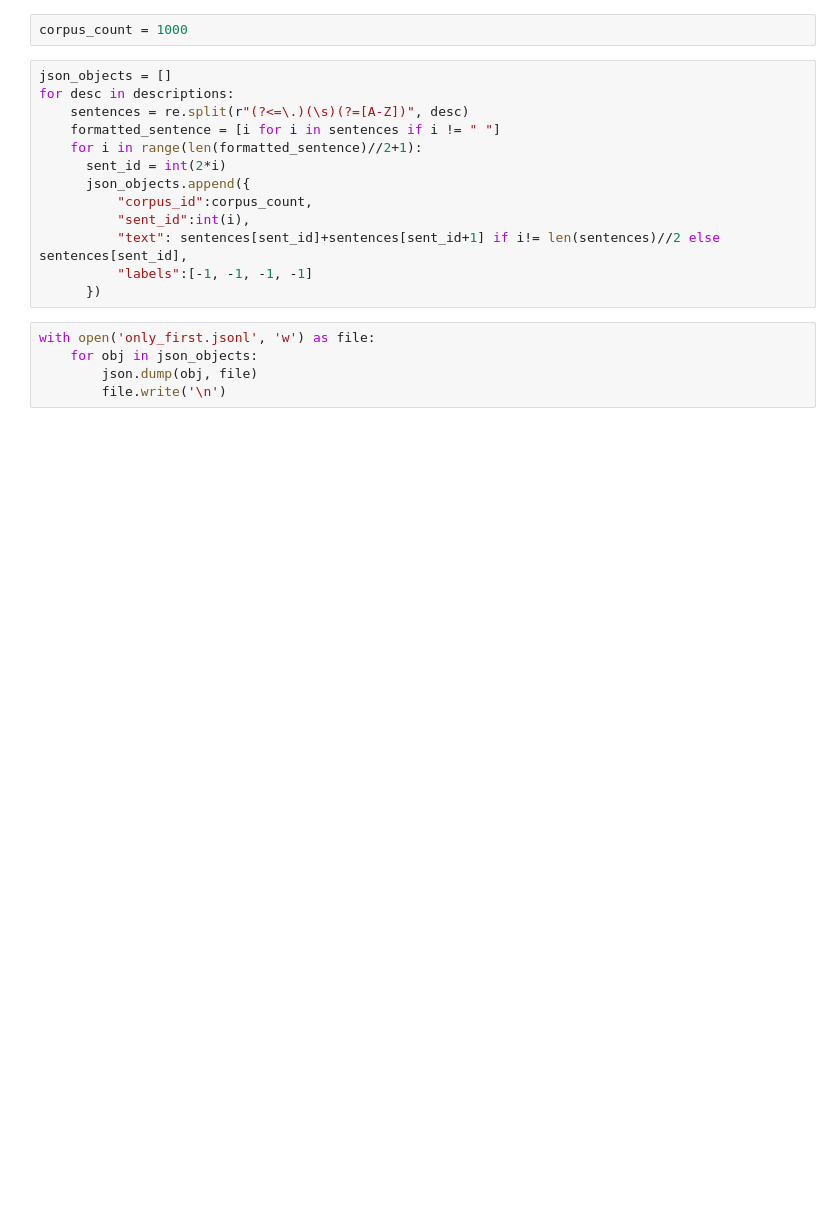
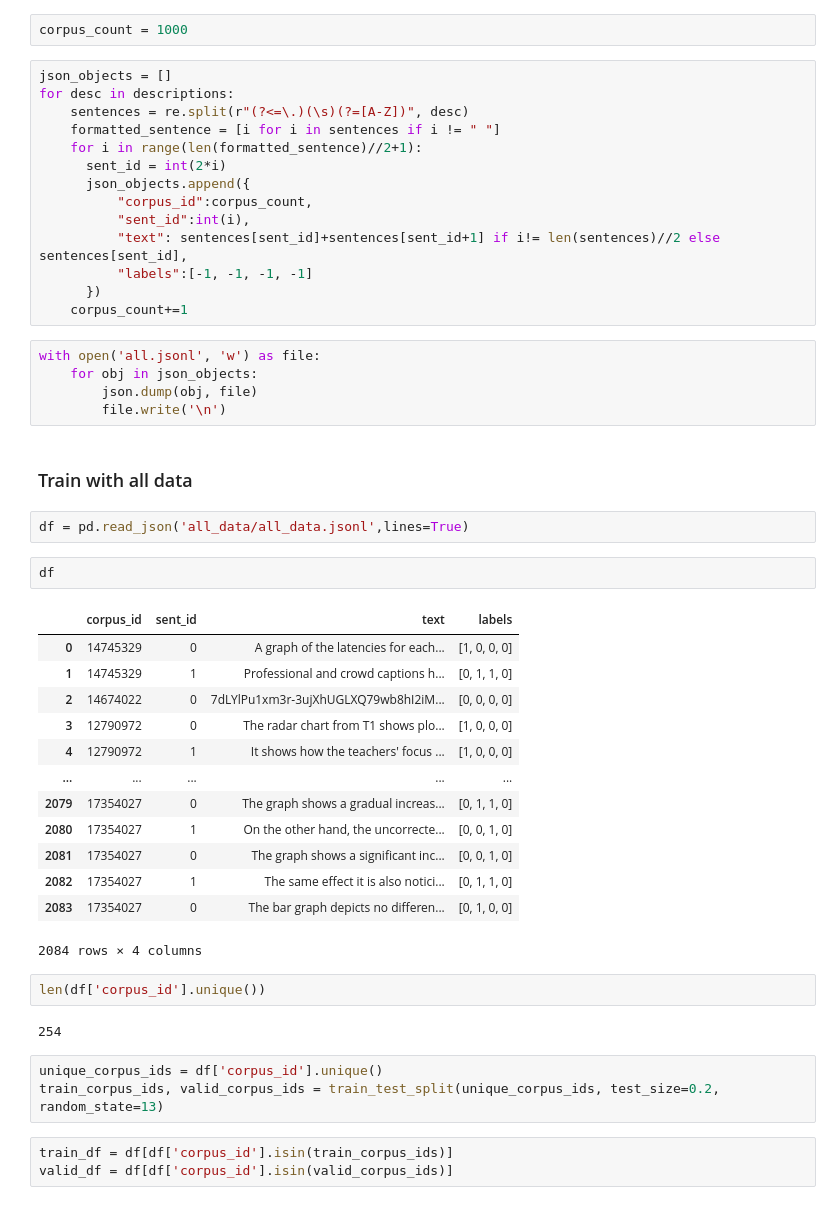
Before and after one commit to akd13/hci-alt-texts, a Jupyter notebook: models/semantic_level_classifier/process-description.ipynb, the cells around one changed output. Saved outputs shown, nothing was run; the diff lists cells and outputs as text; blank space fills up the shorter version.

Commit message:
make changes to dataloader and predict on ALL the data

```diff
--- a/models/semantic_level_classifier/process-description.ipynb
+++ b/models/semantic_level_classifier/process-description.ipynb
@@ -56,8 +77,39 @@ for desc in descriptions:
           "text": sentences[sent_id]+sentences[sent_id+1] if i!= len(sentences)//2 else sentences[sent_id],
           "labels":[-1, -1, -1, -1]
       })
+    corpus_count+=1
 # %%
-with open('only_first.jsonl', 'w') as file:
+with open('all.jsonl', 'w') as file:
     for obj in json_objects:
         json.dump(obj, file)
         file.write('\n')
+# %% [markdown]
+### Train with all data
+# %%
+df = pd.read_json('all_data/all_data.jsonl',lines=True)
+# %%
+df
+# %% [output]
+|  | corpus_id | sent_id | text | labels |
+| 0 | 14745329 | 0 | A graph of the latencies for each... | [1, 0, 0, 0] |
+| 1 | 14745329 | 1 | Professional and crowd captions h... | [0, 1, 1, 0] |
+| 2 | 14674022 | 0 | 7dLYlPu1xm3r-3ujXhUGLXQ79wb8hI2iM... | [0, 0, 0, 0] |
+| 3 | 12790972 | 0 | The radar chart from T1 shows plo... | [1, 0, 0, 0] |
+| 4 | 12790972 | 1 | It shows how the teachers' focus ... | [1, 0, 0, 0] |
+| ... | ... | ... | ... | ... |
+| 2079 | 17354027 | 0 | The graph shows a gradual increas... | [0, 1, 1, 0] |
+| 2080 | 17354027 | 1 | On the other hand, the uncorrecte... | [0, 0, 1, 0] |
+| 2081 | 17354027 | 0 | The graph shows a significant inc... | [0, 0, 1, 0] |
+| 2082 | 17354027 | 1 | The same effect it is also notici... | [0, 1, 1, 0] |
+| 2083 | 17354027 | 0 | The bar graph depicts no differen... | [0, 1, 0, 0] |
+2084 rows × 4 columns
+# %%
+len(df['corpus_id'].unique())
+# %% [output]
+254
+# %%
+unique_corpus_ids = df['corpus_id'].unique()
+train_corpus_ids, valid_corpus_ids = train_test_split(unique_corpus_ids, test_size=0.2, random_state=13)
+# %%
+train_df = df[df['corpus_id'].isin(train_corpus_ids)]
+valid_df = df[df['corpus_id'].isin(valid_corpus_ids)]
```
Also changed, not shown: parts of 11 cells of this notebook, 9 other files.
